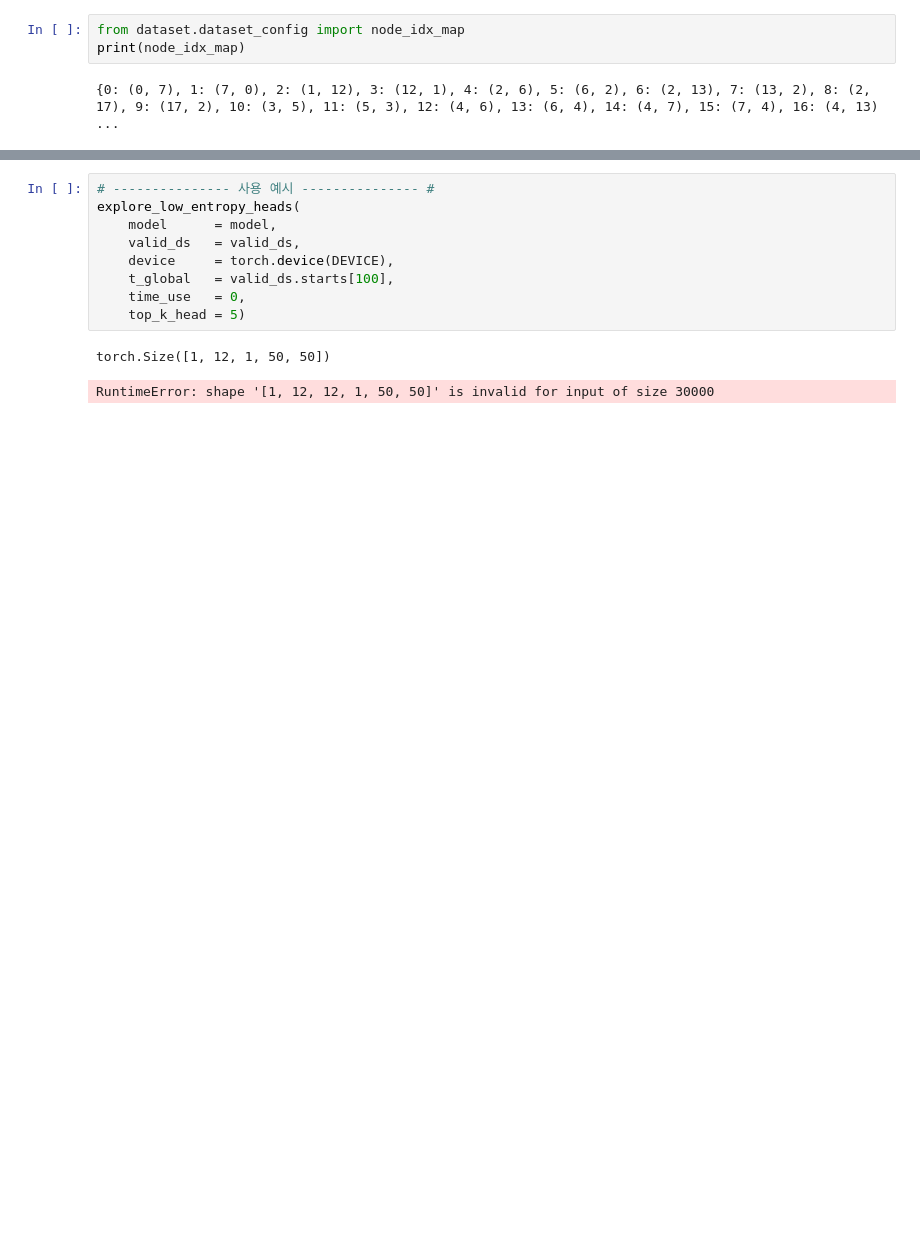
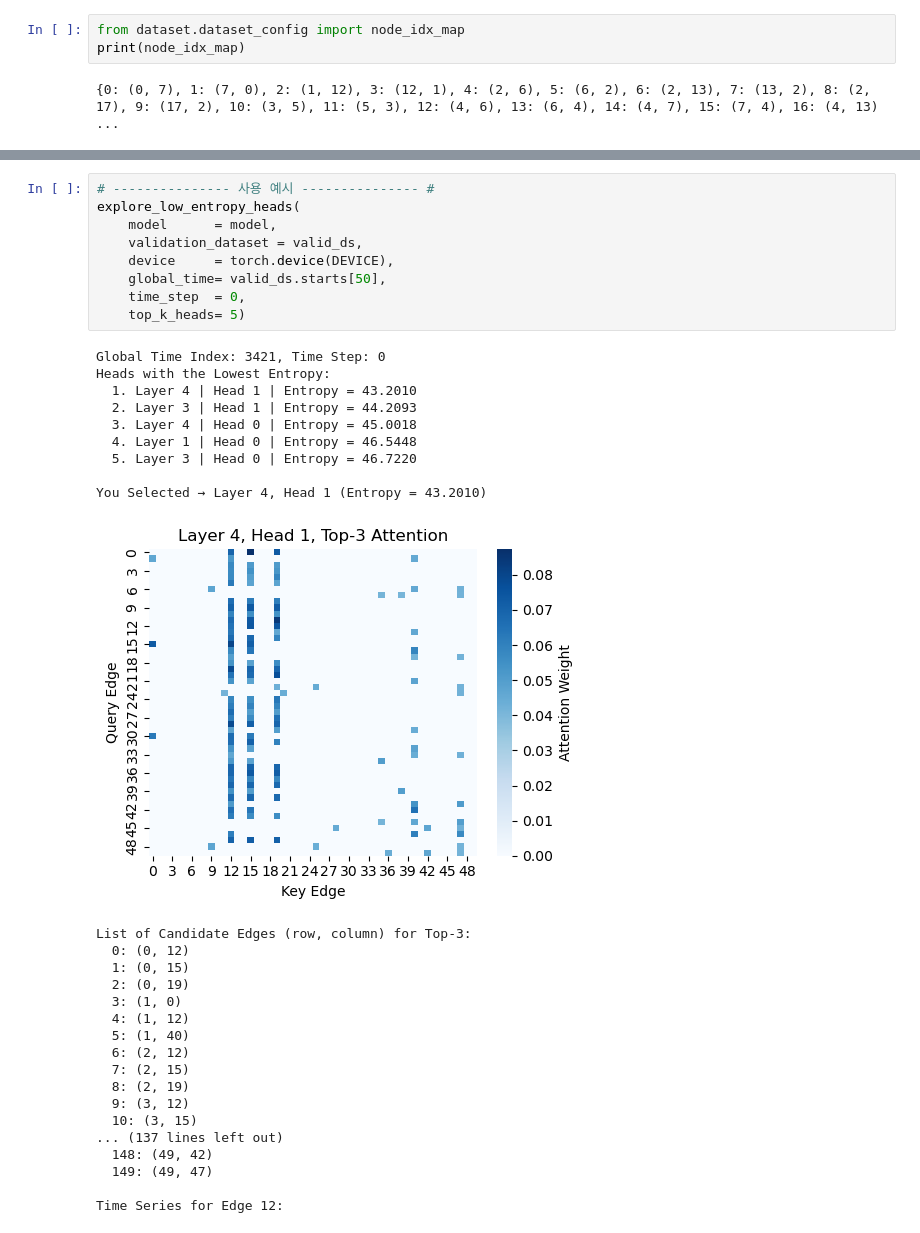
Before and after one commit to HiverXD/Project_08_Traffic_Congestion_Prediction, a Jupyter notebook: Project_08_Traffic_Congestion_Prediction/src/STLinear_HopBiased_attention_analysis.ipynb, the cells around one changed output, grey strips where cells are left out. Saved outputs shown, nothing was run; the diff lists cells and outputs as text; blank space fills up the shorter version.

```diff
--- a/Project_08_Traffic_Congestion_Prediction/src/STLinear_HopBiased_attention_analysis.ipynb
+++ b/Project_08_Traffic_Congestion_Prediction/src/STLinear_HopBiased_attention_analysis.ipynb
@@ -234,12 +281,37 @@ def explore_low_entropy_heads(model, valid_ds, device,
 # %%
 # --------------- 사용 예시 --------------- #
 explore_low_entropy_heads(
     model      = model,
-    valid_ds   = valid_ds,
+    validation_dataset = valid_ds,
     device     = torch.device(DEVICE),
-    t_global   = valid_ds.starts[100],
-    time_use   = 0,
-    top_k_head = 5)
+    global_time= valid_ds.starts[50],
+    time_step  = 0,
+    top_k_heads= 5)
 # %% [output]
-torch.Size([1, 12, 1, 50, 50])
+Global Time Index: 3421, Time Step: 0
+Heads with the Lowest Entropy:
+  1. Layer 4 | Head 1 | Entropy = 43.2010
+  2. Layer 3 | Head 1 | Entropy = 44.2093
+  3. Layer 4 | Head 0 | Entropy = 45.0018
+  4. Layer 1 | Head 0 | Entropy = 46.5448
+  5. Layer 3 | Head 0 | Entropy = 46.7220
+
+You Selected → Layer 4, Head 1 (Entropy = 43.2010)
+[figure, added]
-RuntimeError: shape '[1, 12, 12, 1, 50, 50]' is invalid for input of size 30000
+List of Candidate Edges (row, column) for Top-3:
+  0: (0, 12)
+  1: (0, 15)
+  2: (0, 19)
+  3: (1, 0)
+  4: (1, 12)
+  5: (1, 40)
+  6: (2, 12)
+  7: (2, 15)
+  8: (2, 19)
+  9: (3, 12)
+  10: (3, 15)
+... (137 lines left out)
+  148: (49, 42)
+  149: (49, 47)
+
+Time Series for Edge 12:
```
Also changed, not shown: parts of 6 cells of this notebook, 6 other files.
